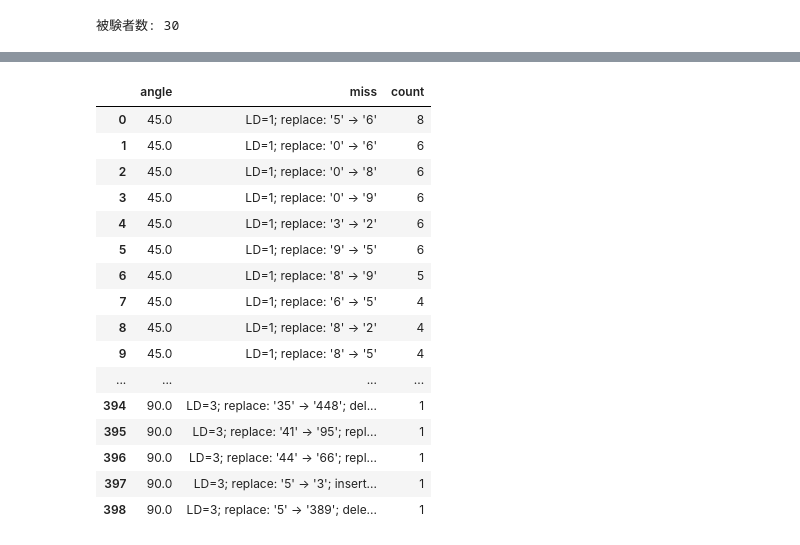
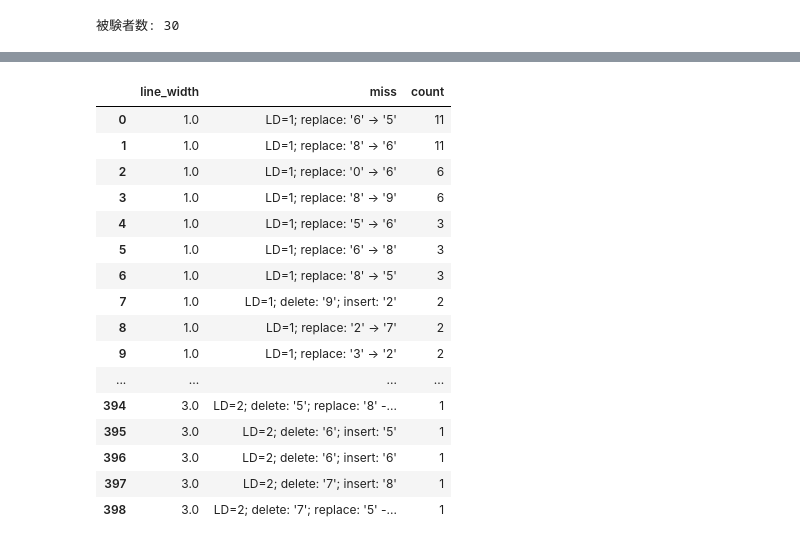
Before and after one commit to yamashitaryoya/Stripe_experiment, a Jupyter notebook: ex_1/EDA.ipynb, the cells around one changed output, grey strips where cells are left out. Saved outputs shown, nothing was run; the diff lists cells and outputs as text; code cells hidden in the pictures.

```diff
--- a/ex_1/EDA.ipynb
+++ b/ex_1/EDA.ipynb
@@ -130,27 +112,27 @@ display(df_F[['participant_id', 'scale', 'angle', 'period', 'line_width','text',
 # %%
-# angle 別に miss をカウント（NaN を含む）
-angle_miss = df_F.groupby('angle')['miss'].value_counts(dropna=False).rename('count').reset_index()
-angle_miss = angle_miss.sort_values(['angle', 'count'], ascending=[True, False]).reset_index(drop=True)
-display(angle_miss)
+# line_width 別に miss をカウント
+angle_miss = df_F.groupby('line_width')['miss'].value_counts(dropna=False).rename('count').reset_index()
+angle_miss = angle_miss.sort_values(['line_width', 'count'], ascending=[True, False]).reset_index(drop=True)
 
-# 見やすい表形式でも表示（pivot）
-angle_miss_table = df_F.groupby('angle')['miss'].value_counts(dropna=False).unstack(fill_value=0).reindex().reset_index()
-display(angle_miss_table)
+
+#countが5以上のものだけ抽出
+angle_miss_filtered = angle_miss[angle_miss['count'] >= 1]
+display(angle_miss_filtered)
 # %% [output]
-|  | angle | miss | count |
-| 0 | 45.0 | LD=1; replace: '5' -> '6' | 8 |
-| 1 | 45.0 | LD=1; replace: '0' -> '6' | 6 |
-| 2 | 45.0 | LD=1; replace: '0' -> '8' | 6 |
-| 3 | 45.0 | LD=1; replace: '0' -> '9' | 6 |
-| 4 | 45.0 | LD=1; replace: '3' -> '2' | 6 |
-| 5 | 45.0 | LD=1; replace: '9' -> '5' | 6 |
-| 6 | 45.0 | LD=1; replace: '8' -> '9' | 5 |
-| 7 | 45.0 | LD=1; replace: '6' -> '5' | 4 |
-| 8 | 45.0 | LD=1; replace: '8' -> '2' | 4 |
-| 9 | 45.0 | LD=1; replace: '8' -> '5' | 4 |
+|  | line_width | miss | count |
+| 0 | 1.0 | LD=1; replace: '6' -> '5' | 11 |
+| 1 | 1.0 | LD=1; replace: '8' -> '6' | 11 |
+| 2 | 1.0 | LD=1; replace: '0' -> '6' | 6 |
+| 3 | 1.0 | LD=1; replace: '8' -> '9' | 6 |
+| 4 | 1.0 | LD=1; replace: '5' -> '6' | 3 |
+| 5 | 1.0 | LD=1; replace: '6' -> '8' | 3 |
+| 6 | 1.0 | LD=1; replace: '8' -> '5' | 3 |
+| 7 | 1.0 | LD=1; delete: '9'; insert: '2' | 2 |
+| 8 | 1.0 | LD=1; replace: '2' -> '7' | 2 |
+| 9 | 1.0 | LD=1; replace: '3' -> '2' | 2 |
 | ... | ... | ... | ... |
-| 394 | 90.0 | LD=3; replace: '35' -> '448'; del... | 1 |
-| 395 | 90.0 | LD=3; replace: '41' -> '95'; repl... | 1 |
-| 396 | 90.0 | LD=3; replace: '44' -> '66'; repl... | 1 |
-| 397 | 90.0 | LD=3; replace: '5' -> '3'; insert... | 1 |
-| 398 | 90.0 | LD=3; replace: '5' -> '389'; dele... | 1 |
+| 394 | 3.0 | LD=2; delete: '5'; replace: '8' -... | 1 |
+| 395 | 3.0 | LD=2; delete: '6'; insert: '5' | 1 |
+| 396 | 3.0 | LD=2; delete: '6'; insert: '6' | 1 |
+| 397 | 3.0 | LD=2; delete: '7'; insert: '8' | 1 |
+| 398 | 3.0 | LD=2; delete: '7'; replace: '5' -... | 1 |
```
Also changed, not shown: parts of 2 cells of this notebook, 1 other file.
